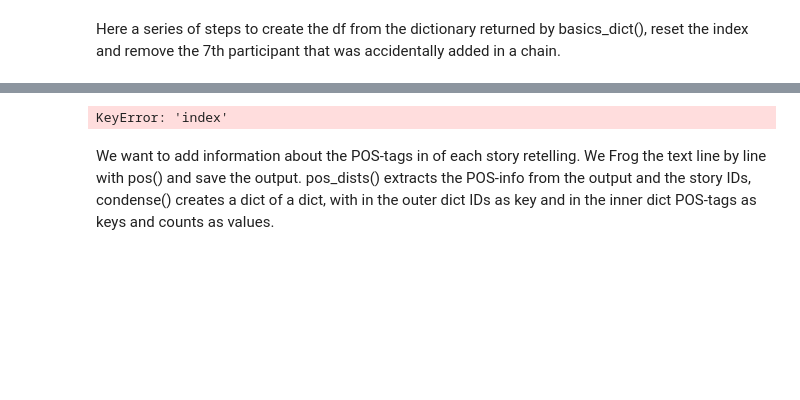
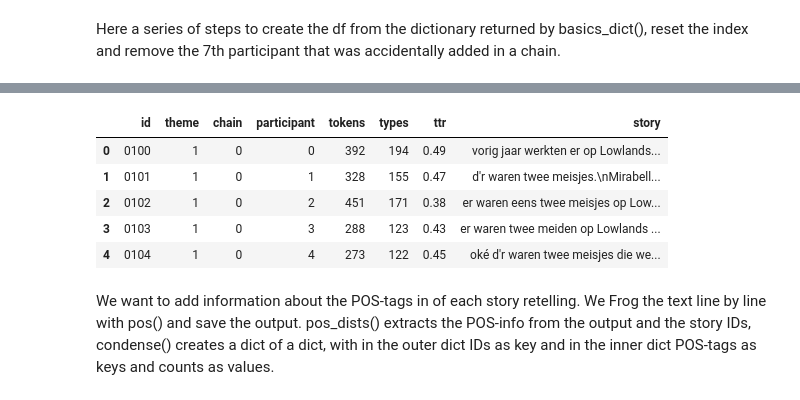
Before and after one commit to bma-vandijk/LL_analysis, a Jupyter notebook: LL_analysis.ipynb, the cells around one changed output, grey strips where cells are left out. Drawn from its saved outputs; the diff is of its cells as text; code cells hidden in the pictures; blank space fills up the shorter version.

Commit message:
works until dataframe including prips and stories

```diff
--- a/LL_analysis.ipynb
+++ b/LL_analysis.ipynb
@@ -80,8 +80,7 @@ def basics_dict(storydf):
 
     stats = {}
 
-    for key, text in storydf[['id', 'story']]:
-        print(key, text)
+    for key, text in dict(zip(storydf.id, storydf.story)).items():
         story = {}
         types = len(set([w for w in text.split() if w.isalpha()]))
         tokens =len([w for w in text.split() if w.isalpha()])
@@ -117,4 +110,5 @@ propdict = basics_dict(stories_df)
 
 storyprops_df = pd.DataFrame.from_dict(propdict, orient = 'index')
 storyprops_df = storyprops_df.reset_index()
-storyprops_df = storyprops_df.drop(storiesdict_df[storiesdict_df['participant'] > 6].index)
+storyprops_df = storyprops_df.drop(storyprops_df[storyprops_df['participant'] > 6].index)
+storyprops_df.rename(columns={"index": "id"}, inplace=True)
@@ -124,7 +124,13 @@ IndexError: string index out of range
 # %%
-df = pd.merge(storyprops_df, stories_df, how='left', on=['index'])
+df = pd.merge(storyprops_df, stories_df, how='left', on=['id'])
+df.head()
 # %% [output]
-KeyError: 'index'
+|  | id | theme | chain | participant | tokens | types | ttr | story |
+| 0 | 0100 | 1 | 0 | 0 | 392 | 194 | 0.49 | vorig jaar werkten er op Lowlands... |
+| 1 | 0101 | 1 | 0 | 1 | 328 | 155 | 0.47 | d'r waren twee meisjes.\nMirabell... |
+| 2 | 0102 | 1 | 0 | 2 | 451 | 171 | 0.38 | er waren eens twee meisjes op Low... |
+| 3 | 0103 | 1 | 0 | 3 | 288 | 123 | 0.43 | er waren twee meiden op Lowlands ... |
+| 4 | 0104 | 1 | 0 | 4 | 273 | 122 | 0.45 | oké d'r waren twee meisjes die we... |
 # %% [markdown]
 We want to add information about the POS-tags in of each story retelling. We Frog the text line by line with pos() and save the output. pos_dists() extracts the POS-info from the output and the story IDs, condense() creates a dict of a dict, with in the outer dict IDs as key and in the inner dict POS-tags as keys and counts as values.
 # %%
```
Also changed, not shown: parts of 4 cells of this notebook, 2 other files.
